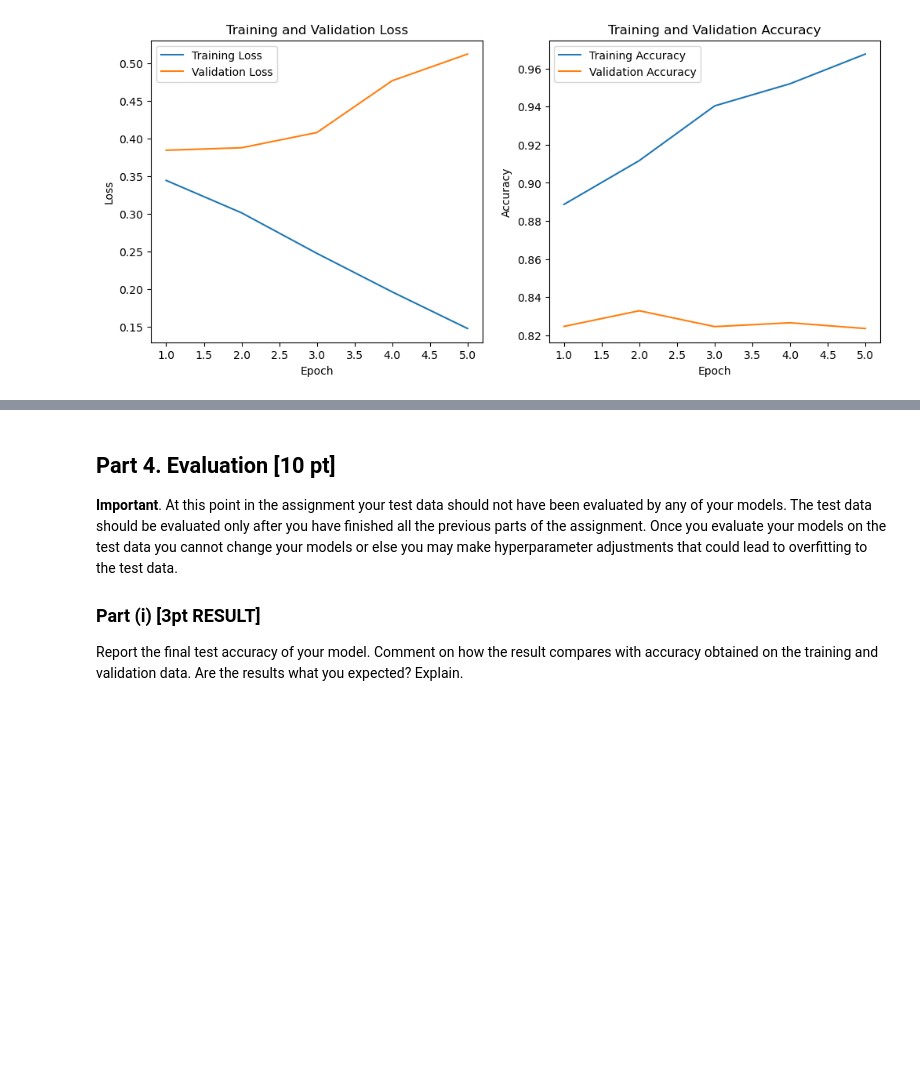
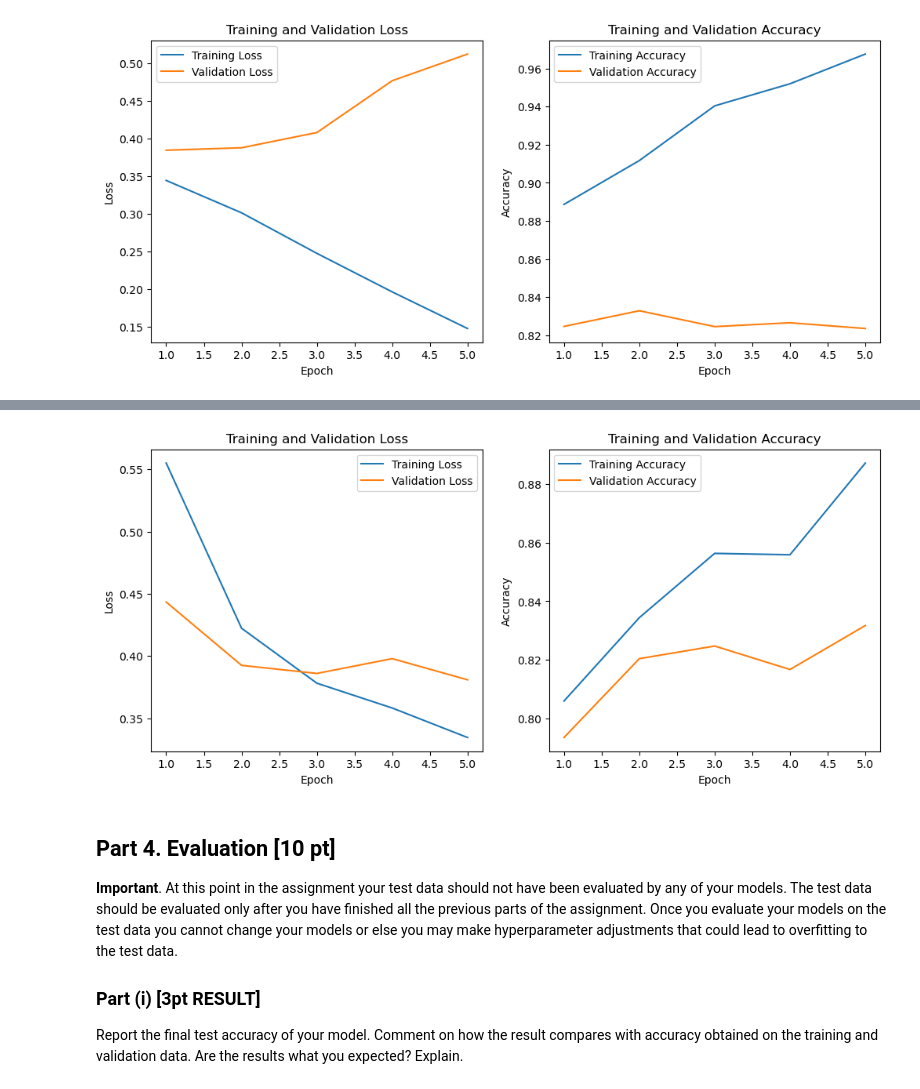
Before and after one commit to armandordorica/MIE1517_A4_RNN_Sentiment_analysis, a Jupyter notebook: A4.ipynb, the cells around one changed output, grey strips where cells are left out. Drawn from its saved outputs; the diff is of its cells as text; code cells hidden in the pictures; blank space fills up the shorter version.

```diff
--- a/A4.ipynb
+++ b/A4.ipynb
@@ -1237,14 +1237,14 @@ import matplotlib.pyplot as plt
 import pandas as pd
 import ast
 
-def plot_training_curves(log_file):
+def plot_training_curves(log_file, train_loss='train_loss', val_loss='validation_loss', train_accuracy='train_accuracy', val_accuracy='validation_accuracy'):
     data = pd.read_csv(log_file)
 
     # Convert string representations of lists into actual lists
-    data['train_loss'] = data['train_loss'].apply(lambda x: ast.literal_eval(x) if isinstance(x, str) else x)
-    data['validation_loss'] = data['validation_loss'].apply(lambda x: ast.literal_eval(x) if isinstance(x, str) else x)
-    data['train_accuracy'] = data['train_accuracy'].apply(lambda x: ast.literal_eval(x) if isinstance(x, str) else x)
-    data['validation_accuracy'] = data['validation_accuracy'].apply(lambda x: ast.literal_eval(x) if isinstance(x, str) else x)
+    data[train_loss] = data[train_loss].apply(lambda x: ast.literal_eval(x) if isinstance(x, str) else x)
+    data[val_loss] = data[val_loss].apply(lambda x: ast.literal_eval(x) if isinstance(x, str) else x)
+    data[train_accuracy] = data[train_accuracy].apply(lambda x: ast.literal_eval(x) if isinstance(x, str) else x)
+    data[val_accuracy] = data[val_accuracy].apply(lambda x: ast.literal_eval(x) if isinstance(x, str) else x)
 
     # Assuming the lists for each metric contain one value per epoch
     epochs = range(1, len(data['train_loss'].iloc[0]) + 1)
@@ -1253,8 +1253,8 @@ def plot_training_curves(log_file):
 
     # Plot training and validation loss
     plt.subplot(1, 2, 1)
-    plt.plot(epochs, data['train_loss'].iloc[0], label='Training Loss')
-    plt.plot(epochs, data['validation_loss'].iloc[0], label='Validation Loss')
+    plt.plot(epochs, data[train_loss].iloc[0], label='Training Loss')
+    plt.plot(epochs, data[val_loss].iloc[0], label='Validation Loss')
     plt.xlabel('Epoch')
     plt.ylabel('Loss')
     plt.title('Training and Validation Loss')
@@ -1262,8 +1262,8 @@ def plot_training_curves(log_file):
 
     # Plot training and validation accuracy
     plt.subplot(1, 2, 2)
-    plt.plot(epochs, data['train_accuracy'].iloc[0], label='Training Accuracy')
-    plt.plot(epochs, data['validation_accuracy'].iloc[0], label='Validation Accuracy')
+    plt.plot(epochs, data[train_accuracy].iloc[0], label='Training Accuracy')
+    plt.plot(epochs, data[val_accuracy].iloc[0], label='Validation Accuracy')
     plt.xlabel('Epoch')
     plt.ylabel('Accuracy')
     plt.title('Training and Validation Accuracy')
@@ -1317,3 +1557,7 @@ PROVIDE YOUR ANSWER BELOW
+# %%
+plot_training_curves('training_log_v3_high_dropout.csv', val_loss='val_loss', train_accuracy='train_accuracies', val_accuracy='val_accuracies')
+# %% [output]
+[figure, added]
 # %% [markdown]
 ## Part 4. Evaluation [10 pt]
 
```
Also changed, not shown: parts of 19 cells of this notebook.
